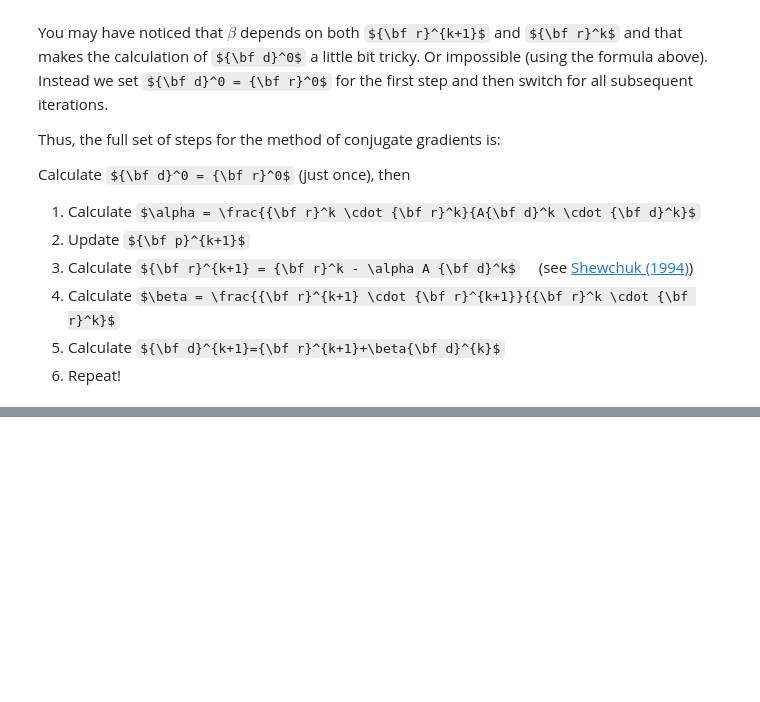
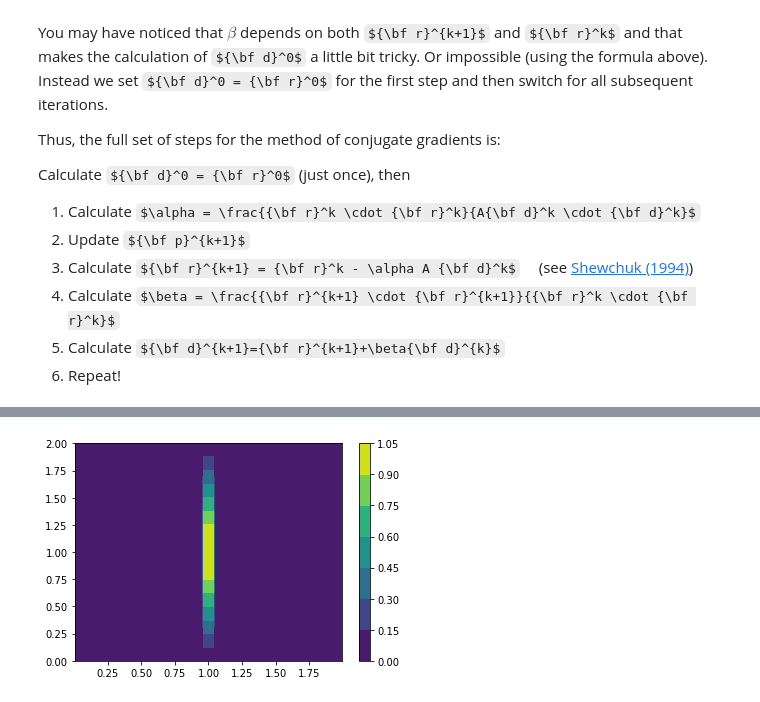
Before and after one commit to Mayuyu/Net_Flow, a Jupyter notebook: code/optimal_transport.ipynb, the cells around one changed output, grey strips where cells are left out. Cells and saved outputs as stored; diff of their text form; code cells hidden in the pictures; some formulas as TeX source; blank space fills up the shorter version.

```diff
--- a/code/optimal_transport.ipynb
+++ b/code/optimal_transport.ipynb
@@ -476,6 +477,7 @@ dx
 # %%
-pyplot.figure(figsize=(5,5))
 pyplot.contourf(m2X,m2Y,m2)
 pyplot.colorbar()
 pyplot.savefig('m2.pdf')
+# %% [output]
+[figure, added]
 # %%
```
Also changed, not shown: parts of 8 cells of this notebook, 8 other files.
